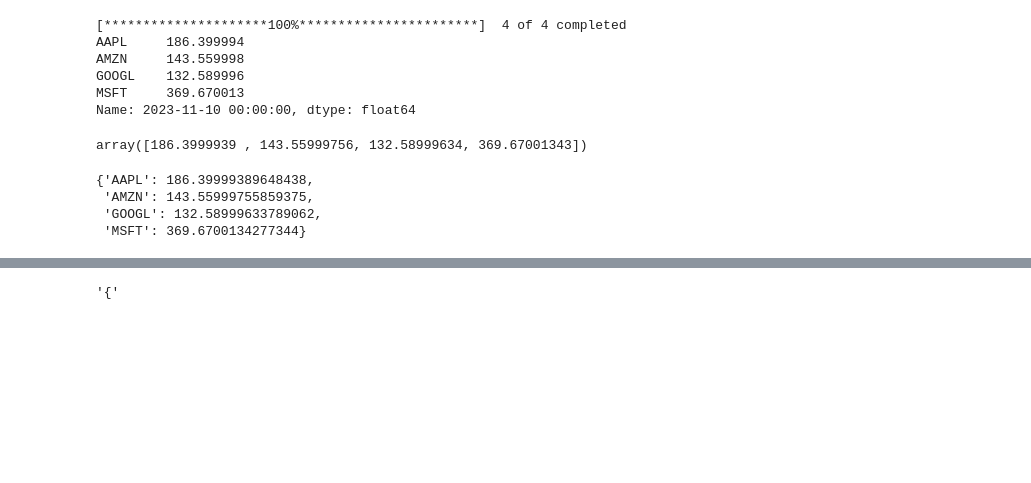
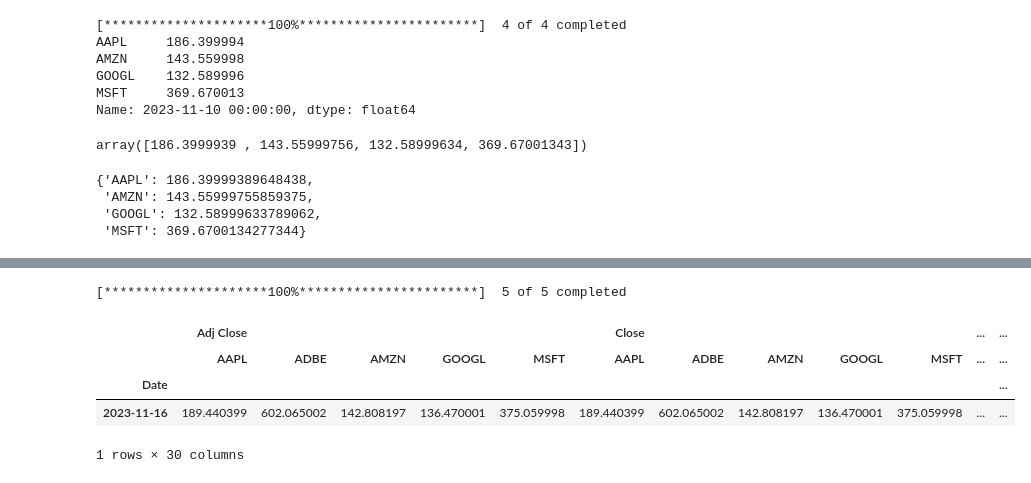
Before and after one commit to Luksonini/Momentum_wallet, a Jupyter notebook: user_portfolio/momentum2.ipynb, the cells around one changed output, grey strips where cells are left out. Saved outputs shown, nothing was run; the diff lists cells and outputs as text; code cells hidden in the pictures; blank space fills up the shorter version.

```diff
--- a/user_portfolio/momentum2.ipynb
+++ b/user_portfolio/momentum2.ipynb
@@ -1052,4 +1054,11 @@ print(portfolio_data)
-# %%
-portfolio_data[0]
-# %% [output]
-'{'
+# %%
+tickers = ["AAPL", "GOOGL", "MSFT", "AMZN", "ADBE"]
+data = yf.download(tickers, period="1d")
+data
+# %% [output]
+[*********************100%***********************]  5 of 5 completed
+|  | Adj Close |  |  |  |  | Close |  |  |  |  | ... | ... |
+|  | AAPL | ADBE | AMZN | GOOGL | MSFT | AAPL | ADBE | AMZN | GOOGL | MSFT | ... | ... |
+| Date |  |  |  |  |  |  |  |  |  |  |  | ... |
+| 2023-11-16 | 189.440399 | 602.065002 | 142.808197 | 136.470001 | 375.059998 | 189.440399 | 602.065002 | 142.808197 | 136.470001 | 375.059998 | ... | ... |
+1 rows × 30 columns
```
Also changed, not shown: parts of 10 cells of this notebook, 11 other files.
